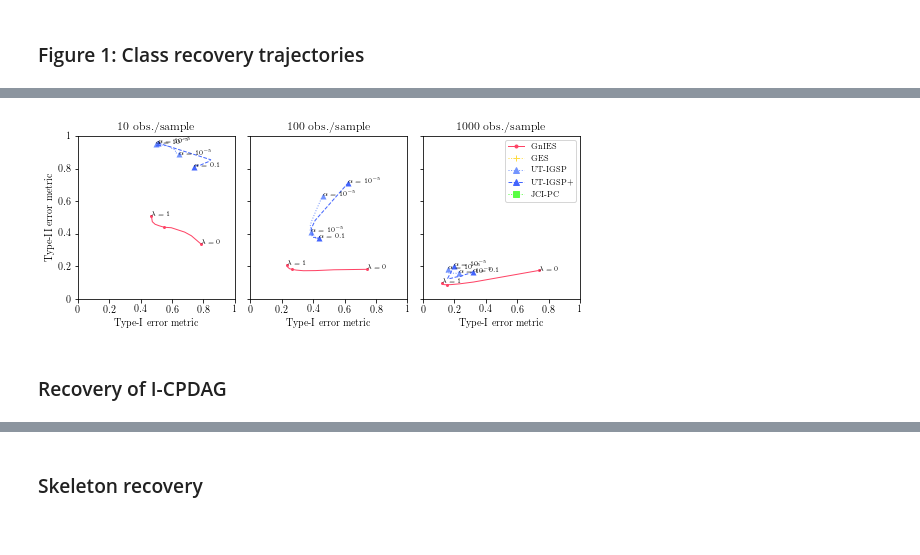
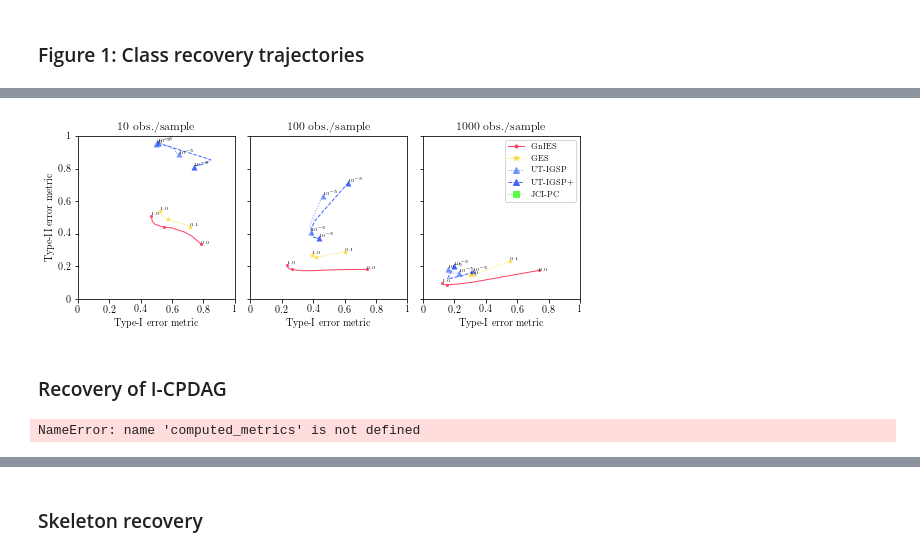
Before and after one commit to juangamella/gnies-paper, a Jupyter notebook: figures_synthetic_experiments.ipynb, the cells around one changed output, grey strips where cells are left out. Cells and saved outputs as stored; diff of their text form; code cells hidden in the pictures.

```diff
--- a/figures_synthetic_experiments.ipynb
+++ b/figures_synthetic_experiments.ipynb
@@ -71,8 +77,8 @@ gnies_lambdas
 # %% [markdown]
 **UT-IGSP**
 # %%
-ut_igsp_args, ut_igsp_results = utils.read_pickle(directory + "compiled_results_ut_igsp_no_completion.pickle")
-ground_truth, utigsp_metrics = utils.read_pickle(directory + "metrics_ut_igsp_no_completion.pickle")
+ut_igsp_args, ut_igsp_results = utils.read_pickle(directory + "compiled_results_ut_igsp.pickle")
+ground_truth, utigsp_metrics = utils.read_pickle(directory + "metrics_ut_igsp.pickle")
 utigsp_alphas, utigsp_betas = ut_igsp_args[1], ut_igsp_args[2]
 utigsp_alphas, utigsp_betas
 # %% [output]
@@ -83,8 +93,8 @@ utigsp_alphas, utigsp_betas
 # %% [markdown]
 **UT-IGSP+**
 # %%
-ut_igsp_plus_args, ut_igsp_plus_results = utils.read_pickle(directory + "compiled_results_ut_igsp.pickle")
-ground_truth, utigsp_plus_metrics = utils.read_pickle(directory + "metrics_ut_igsp.pickle")
+ut_igsp_plus_args, ut_igsp_plus_results = utils.read_pickle(directory + "compiled_results_ut_igsp_plus.pickle")
+ground_truth, utigsp_plus_metrics = utils.read_pickle(directory + "metrics_ut_igsp_plus.pickle")
 utigsp_plus_alphas, utigsp_plus_betas = ut_igsp_args[1], ut_igsp_args[2]
 utigsp_plus_alphas, utigsp_plus_betas
 # %% [output]
@@ -96,6 +108,6 @@ utigsp_plus_alphas, utigsp_plus_betas
 **GES**
 # %%
 ges_args, ges_results = utils.read_pickle(directory + "compiled_results_ges.pickle")
-ground_truth, computed_metrics = utils.read_pickle(directory + "metrics_ges.pickle")
+ground_truth, ges_metrics = utils.read_pickle(directory + "metrics_ges.pickle")
 ges_lambdas = gnies_args[2]
 ges_lambdas
@@ -120,10 +149,10 @@ NameError: name 'ges_metrics' is not defined
 # %%
 text = True
-textsize = 7
+textsize = 5
 lineopts = {'linewidth': 1}
 ticks = [0, 0.2, 0.4, 0.6, 0.8, 1]
 marker = {'gnies': '.',
-          'ges': '+',
+          'ges': '*',
           'ut_igsp': '^',
           'ut_igsp+': '^',
           'jci_pc': 's',
@@ -160,70 +189,79 @@ for i,n in enumerate(Ns):
     ax = plt.gca()
 
     # Plot GnIES
-    ax.plot(gnies_x[:,i], gnies_y[:,i], color=colors[0], linestyle=style['gnies'], **lineopts)
-    if text:
-        for j in [0,5,len(gnies_lambdas) - 1]:
-            l = gnies_lambdas[j]
-            if l!=0.5:
-                ax.text(gnies_x[j,i], gnies_y[j,i], "$\lambda=%d$" % l, fontsize=textsize)
-            ax.scatter(gnies_x[j,i], gnies_y[j,i], color=color['gnies'], marker=marker['gnies'], linewidth=0)
+    ax.plot(gnies_x[:,i], gnies_y[:,i], color=color['gnies'], linestyle=style['gnies'], **lineopts)
+    for j in [0,5,len(gnies_lambdas) - 1]:
+        ax.scatter(gnies_x[j,i], gnies_y[j,i], color=color['gnies'], marker=marker['gnies'], linewidth=0)
+        l = gnies_lambdas[j]
+        if text and l!=0.5:
+            ax.text(gnies_x[j,i], gnies_y[j,i], "$%0.1f$" % l, fontsize=textsize)
+
 
     # Plot UT-IGSP
     idx = list(range(len(utigsp_alphas)))
     ax.plot(utigsp_x[idx,idx,i], utigsp_y[idx,idx,i], color=color['ut_igsp'], marker=None, linestyle=style['ut_igsp'], **lineopts)
-    if text:
-        for j in [0,len(utigsp_alphas) - 1]:
-            a = utigsp_alphas[j]
-            text = "$\\alpha=10^{-5}$" if a < 0.1 else "$\\alpha=%0.1f$"
-            ax.text(utigsp_x[j,j,i], utigsp_y[j,j,i], text % a, fontsize=textsize)
-            ax.scatter(utigsp_x[j,j,i], utigsp_y[j,j,i], color=color['ut_igsp'], marker=marker['ut_igsp'], linewidth=0)
+    for j in [0,len(utigsp_alphas) - 1]:
+        ax.scatter(utigsp_x[j,j,i], utigsp_y[j,j,i], color=color['ut_igsp'], marker=marker['ut_igsp'], linewidth=0)
+        a = utigsp_alphas[j]
+        if text:
+            lbl = "$10^{-5}$" if a < 0.1 else "$%0.1f$"
+            ax.text(utigsp_x[j,j,i], utigsp_y[j,j,i], lbl % a, fontsize=textsize)
 
     # Plot UT-IGSP+
     idx = list(range(len(utigsp_plus_alphas)))
     ax.plot(utigsp_plus_x[idx,idx,i], utigsp_plus_y[idx,idx,i], color=color['ut_igsp+'], marker=None, linestyle=style['ut_igsp+'], **lineopts)
-    if text:
-        for j in [0,len(utigsp_plus_alphas) - 1]:
+    for j in [0,len(utigsp_plus_alphas) - 1]:
+        ax.scatter(utigsp_plus_x[j,j,i], utigsp_plus_y[j,j,i], color=color['ut_igsp+'], marker=marker['ut_igsp+'], linewidth=0)
+        if text:
             a = utigsp_plus_alphas[j]
-            text = "$\\alpha=10^{-5}$" if a < 0.1 else "$\\alpha=%0.1f$"
-            ax.text(utigsp_plus_x[j,j,i], utigsp_plus_y[j,j,i], text % a, fontsize=textsize)
-            ax.scatter(utigsp_plus_x[j,j,i], utigsp_plus_y[j,j,i], color=color['ut_igsp+'], marker=marker['ut_igsp+'], linewidth=0)
+            lbl = "$10^{-5}$" if a < 0.1 else "$%0.1f$"
+            ax.text(utigsp_plus_x[j,j,i], utigsp_plus_y[j,j,i], lbl % a, fontsize=textsize)
+
+    # Plot GES
+    ax.plot(ges_x[1:,i], ges_y[1:,i], color=color['ges'], linestyle=style['ges'], **lineopts)
+    for j in [1,5,len(ges_lambdas) - 1]:
+        l = ges_lambdas[j]
+        ax.scatter(ges_x[j,i], ges_y[j,i], color=color['ges'], marker=marker['ges'], linewidth=0)
+        if l!=0.5 and text:
+            ax.text(ges_x[j,i], ges_y[j,i], "$%0.1f$" % l, fontsize=textsize)
 
 
-    # Plot GES
 
     ax.set_xlim([0,1])
     ax.set_ylim([0,1])
     ax.set_xlabel('Type-I error metric')
     ax.set_title("%d obs./sample" % n)
     ax.set_ylabel('Type-II error metric') if i == 0 else None
     ax.set_yticks(ticks)
     ax.set_xticks(ticks)
     ax.set_xticklabels(ticks)
     ax.set_yticklabels([]) if i != 0 else ax.set_yticklabels(ticks)
 
 
 # Build legend
 method_entries = [Line2D([0], [0],
                          linewidth=1,
                          linestyle=style[method],
                          marker=marker[method],
                          color=color[method]) for method in print_names.keys()]
 method_str = list(print_names.values())
 ax.legend(method_entries, #+ sample_size_entries
           method_str, # + sample_size_str
           prop={'size':8},
           loc='upper right',
         ncol=1)
 
 
 plt.savefig('figures/figure_1.pdf', bbox_inches='tight')
 # %% [output]
-[figure, old version]
+[figure, new version]
 # %% [markdown]
 ### Recovery of I-CPDAG
 # %%
 gnies_y = np.nanmean(computed_metrics['gnies'][metrics.recovered_icpdag], axis=(0,3))
 utigsp_y = np.nanmean(computed_metrics['ut_igsp'][metrics.recovered_icpdag], axis=(0,4))
+# %% [output]
+NameError: name 'computed_metrics' is not defined
 # %%
 plt.figure(figsize=(4,4))
 ax = plt.gca()
```
Also changed, not shown: parts of 17 cells of this notebook, 1 other file.
